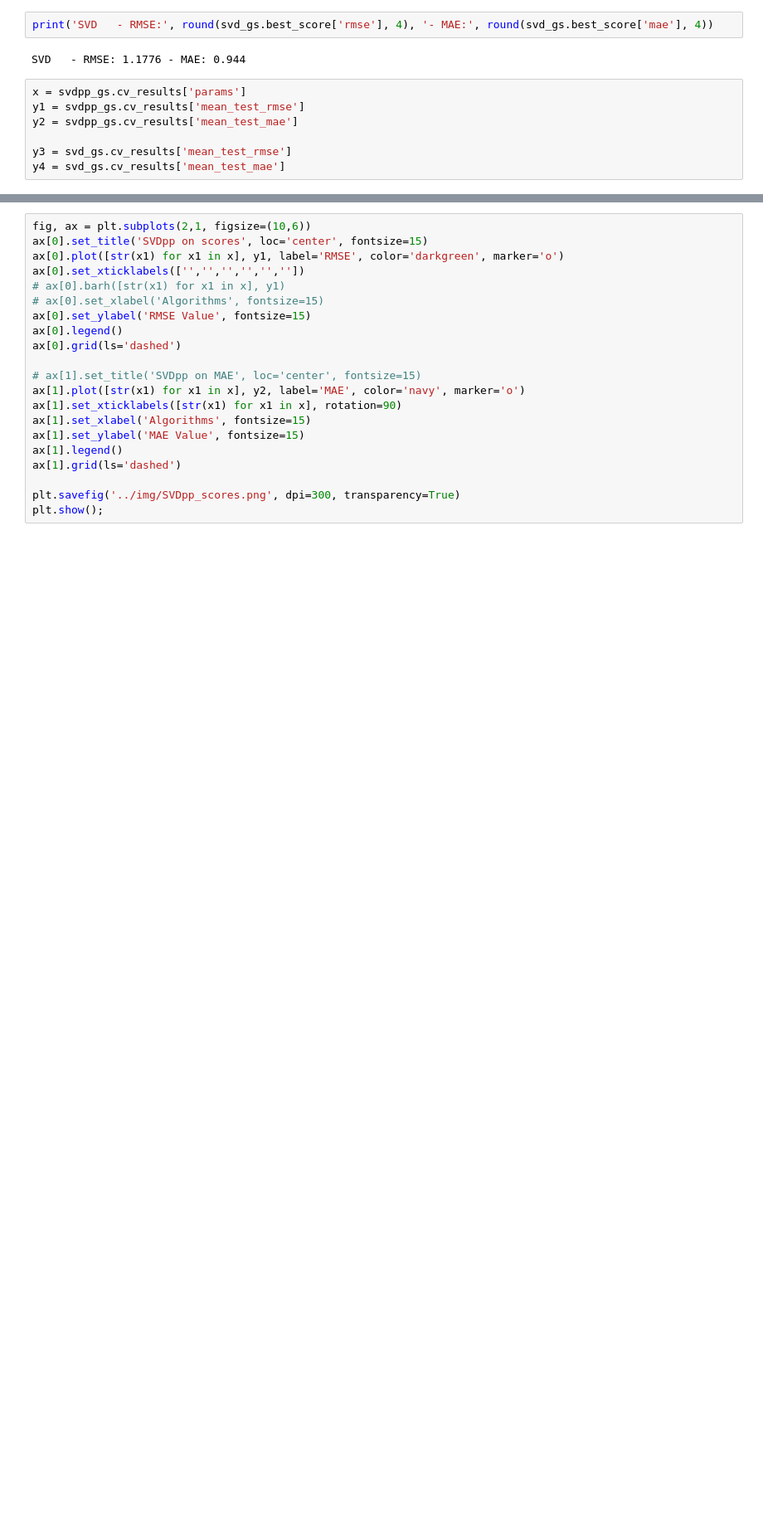
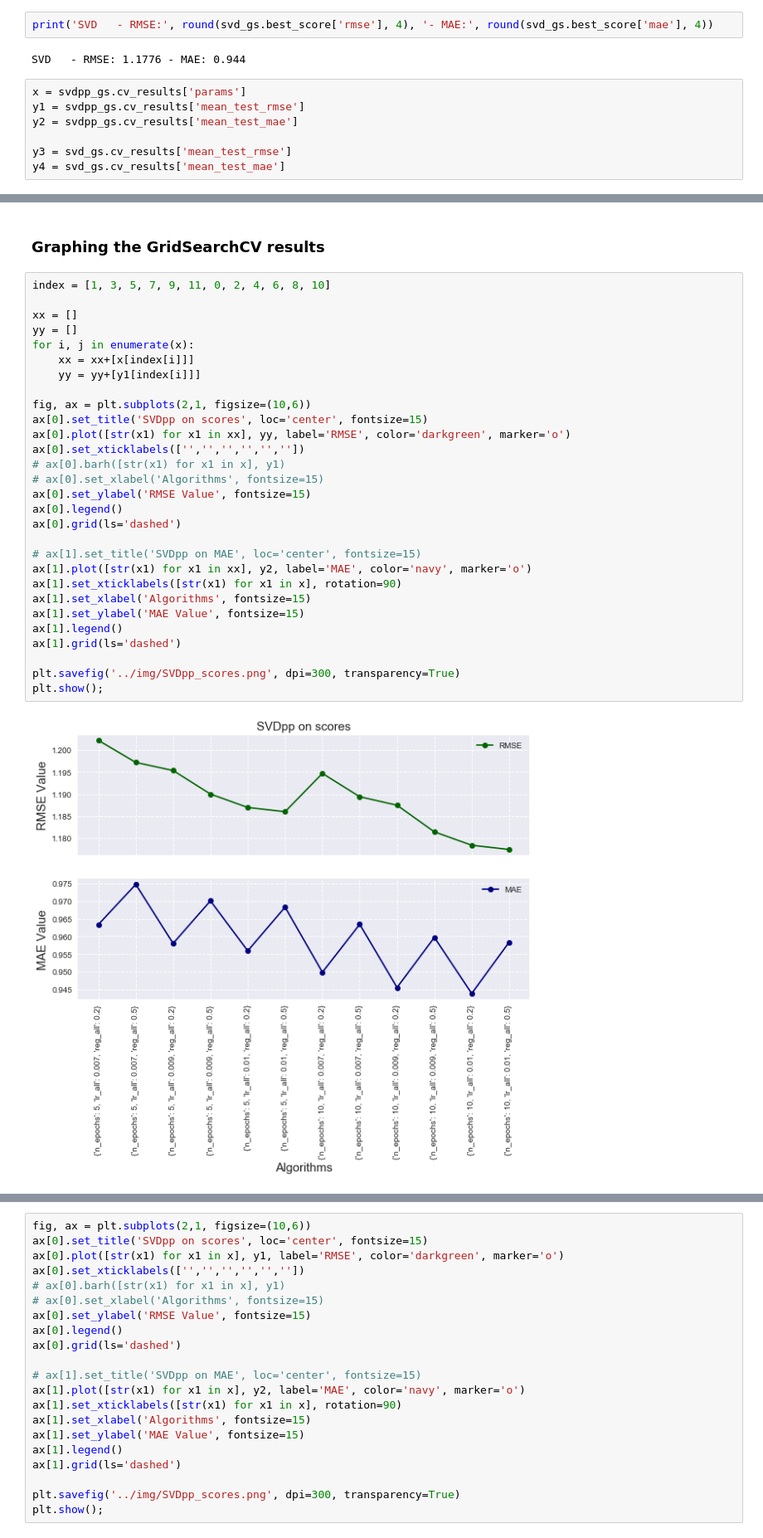
Before and after one commit to mik3up/yelp_recommender_old, a Jupyter notebook: src/Modelling.ipynb, the cells around one changed output, grey strips where cells are left out. Shown: that part at 83% size. Saved outputs shown, nothing was run; the diff lists cells and outputs as text; blank space fills up the shorter version.

```diff
--- a/src/Modelling.ipynb
+++ b/src/Modelling.ipynb
@@ -685,3 +744,36 @@ x = [str(x1) for x1 in x]
  "{'n_epochs': 10, 'lr_all': 0.009, 'reg_all': 0.5}",
  "{'n_epochs': 10, 'lr_all': 0.01, 'reg_all': 0.2}",
  "{'n_epochs': 10, 'lr_all': 0.01, 'reg_all': 0.5}"]
+# %% [markdown]
+### Graphing the GridSearchCV results
+# %%
+index = [1, 3, 5, 7, 9, 11, 0, 2, 4, 6, 8, 10]
+
+xx = []
+yy = []
+for i, j in enumerate(x):
+    xx = xx+[x[index[i]]]
+    yy = yy+[y1[index[i]]]
+
+fig, ax = plt.subplots(2,1, figsize=(10,6))
+ax[0].set_title('SVDpp on scores', loc='center', fontsize=15)
+ax[0].plot([str(x1) for x1 in xx], yy, label='RMSE', color='darkgreen', marker='o')
+ax[0].set_xticklabels(['','','','','',''])
+# ax[0].barh([str(x1) for x1 in x], y1)
+# ax[0].set_xlabel('Algorithms', fontsize=15)
+ax[0].set_ylabel('RMSE Value', fontsize=15)
+ax[0].legend()
+ax[0].grid(ls='dashed')
+
+# ax[1].set_title('SVDpp on MAE', loc='center', fontsize=15)
+ax[1].plot([str(x1) for x1 in xx], y2, label='MAE', color='navy', marker='o')
+ax[1].set_xticklabels([str(x1) for x1 in x], rotation=90)
+ax[1].set_xlabel('Algorithms', fontsize=15)
+ax[1].set_ylabel('MAE Value', fontsize=15)
+ax[1].legend()
+ax[1].grid(ls='dashed')
+
+plt.savefig('../img/SVDpp_scores.png', dpi=300, transparency=True)
+plt.show();
+# %% [output]
+[figure, added]
```
Also changed, not shown: parts of 26 cells of this notebook, 6 other files.
